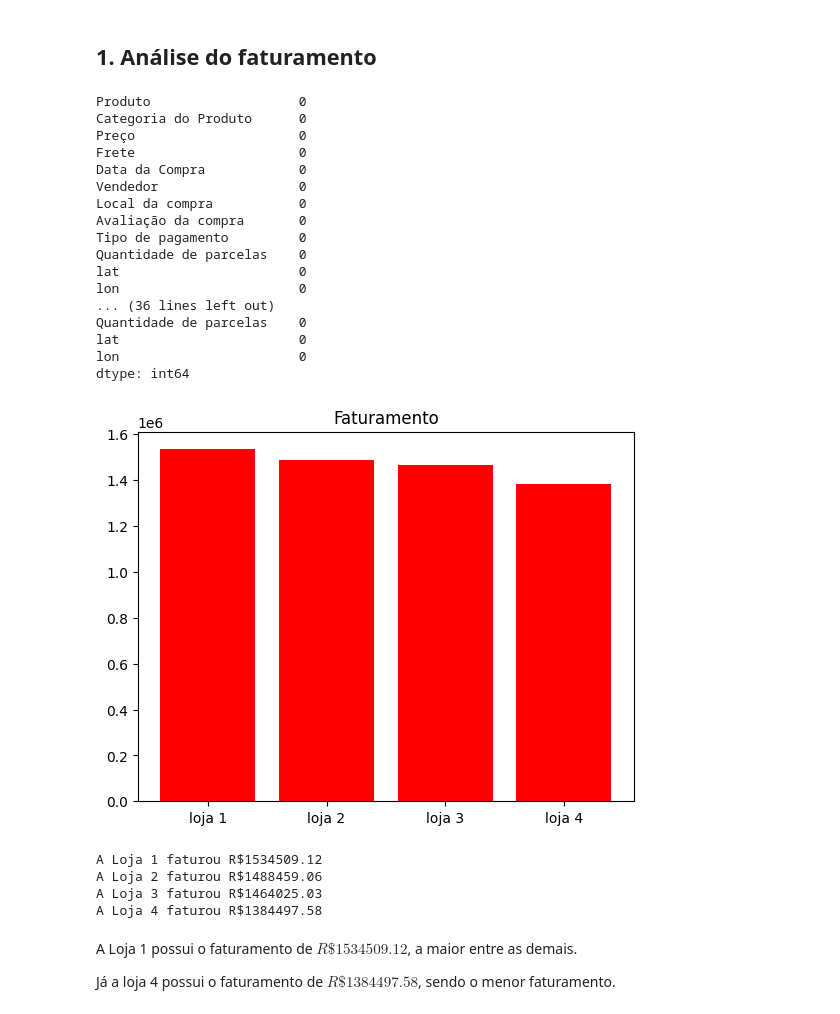
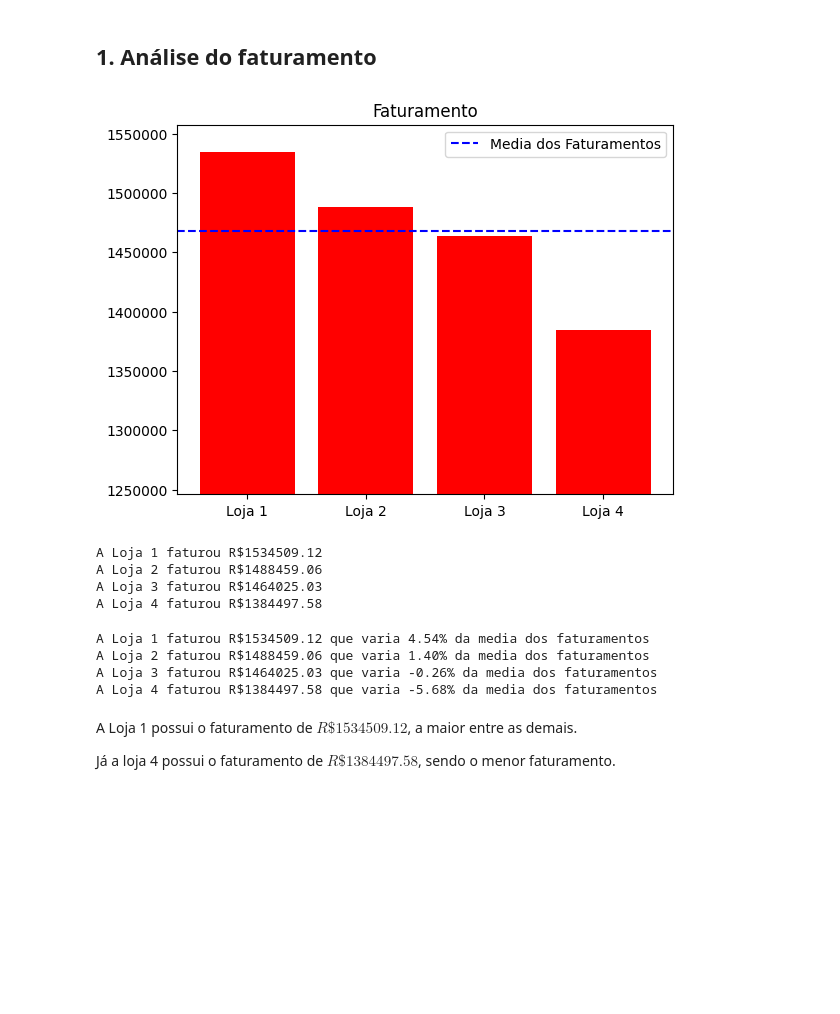
Before and after one commit to Viterb01/Challenge-Alura-Store-One, a Jupyter notebook: AluraStoreBrasil.ipynb, the cells around one changed output. Drawn from its saved outputs; the diff is of its cells as text; code cells hidden in the pictures; blank space fills up the shorter version.

Commit message:
Feito frete medio. Melhorar avaliaações

```diff
--- a/AluraStoreBrasil.ipynb
+++ b/AluraStoreBrasil.ipynb
@@ -26,44 +27,39 @@ loja1.head()
 ## 1. Análise do faturamento
 # %%
 lojas=(loja1,loja2,loja3,loja4)
+nome_lojas=['Loja 1','Loja 2','Loja 3','Loja 4']
 faturamentos=[]
 
 for loja in lojas:
     faturamentos.append(loja.Preço.sum())
 # %%
-for loja in lojas:
-    print(loja.isnull().sum())
+#for loja in lojas:
+    #print(loja.isnull().sum())
-# %% [output]
-Produto                   0
-Categoria do Produto      0
-Preço                     0
-Frete                     0
-Data da Compra            0
-Vendedor                  0
-Local da compra           0
-Avaliação da compra       0
-Tipo de pagamento         0
-Quantidade de parcelas    0
-lat                       0
-lon                       0
-... (36 lines left out)
-Quantidade de parcelas    0
-lat                       0
-lon                       0
-dtype: int64
+# %%
+mediaFaturamentos=sum(faturamentos)/len(faturamentos)
+# %%
+plt.bar(nome_lojas,faturamentos,color='red')
+plt.title('Faturamento')
+plt.axhline(y=mediaFaturamentos,color='blue',linestyle='--',label='Media dos Faturamentos')
+plt.ticklabel_format(style='plain', axis='y')
+plt.ylim(min(faturamentos)*0.9,max(faturamentos)*1.015)
+plt.legend()
+plt.show()
+# %% [output]
+[figure, added]
+A Loja 1 faturou R$1534509.12
+A Loja 2 faturou R$1488459.06
+A Loja 3 faturou R$1464025.03
+A Loja 4 faturou R$1384497.58
 # %%
-plt.bar(('loja 1','loja 2','loja 3','loja 4'),faturamentos,color='red')
-plt.title('Faturamento')
-plt.show()
-
 for i in range(4):
-    print(f'A Loja {i+1} faturou R${faturamentos[i]}')
+    var=(faturamentos[i]-mediaFaturamentos)/mediaFaturamentos*100
+    print(f'A Loja {i+1} faturou R${faturamentos[i]} que varia {var:.2f}% da media dos faturamentos')
 # %% [output]
-[figure, removed]
-A Loja 1 faturou R$1534509.12
-A Loja 2 faturou R$1488459.06
-A Loja 3 faturou R$1464025.03
-A Loja 4 faturou R$1384497.58
+A Loja 1 faturou R$1534509.12 que varia 4.54% da media dos faturamentos
+A Loja 2 faturou R$1488459.06 que varia 1.40% da media dos faturamentos
+A Loja 3 faturou R$1464025.03 que varia -0.26% da media dos faturamentos
+A Loja 4 faturou R$1384497.58 que varia -5.68% da media dos faturamentos
 # %% [markdown]
 A Loja 1 possui o faturamento de $R\$1534509.12$, a maior entre as demais.
 
```
Also changed, not shown: parts of 7 cells of this notebook.
